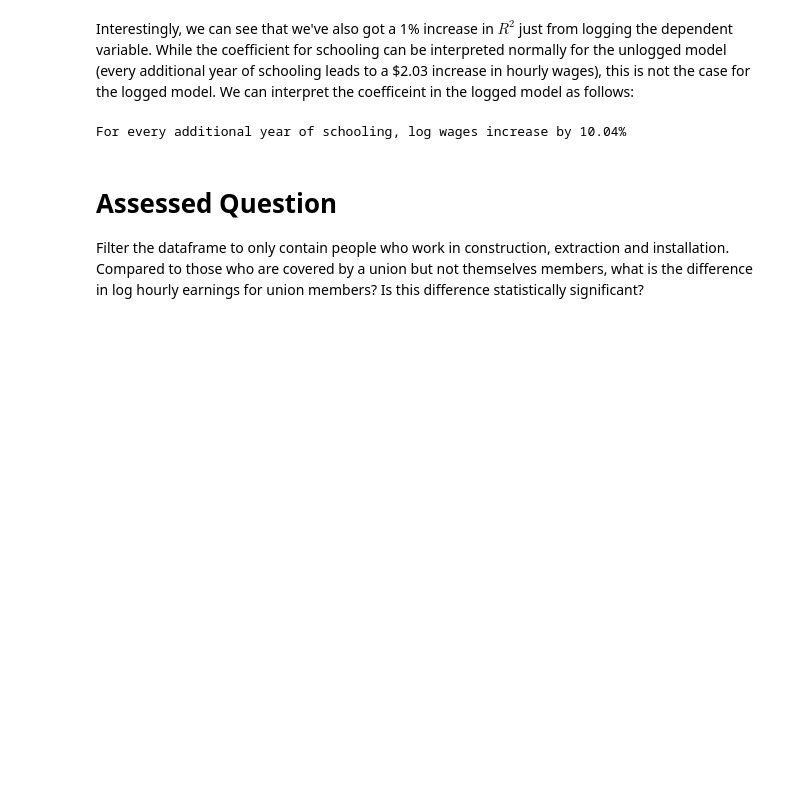
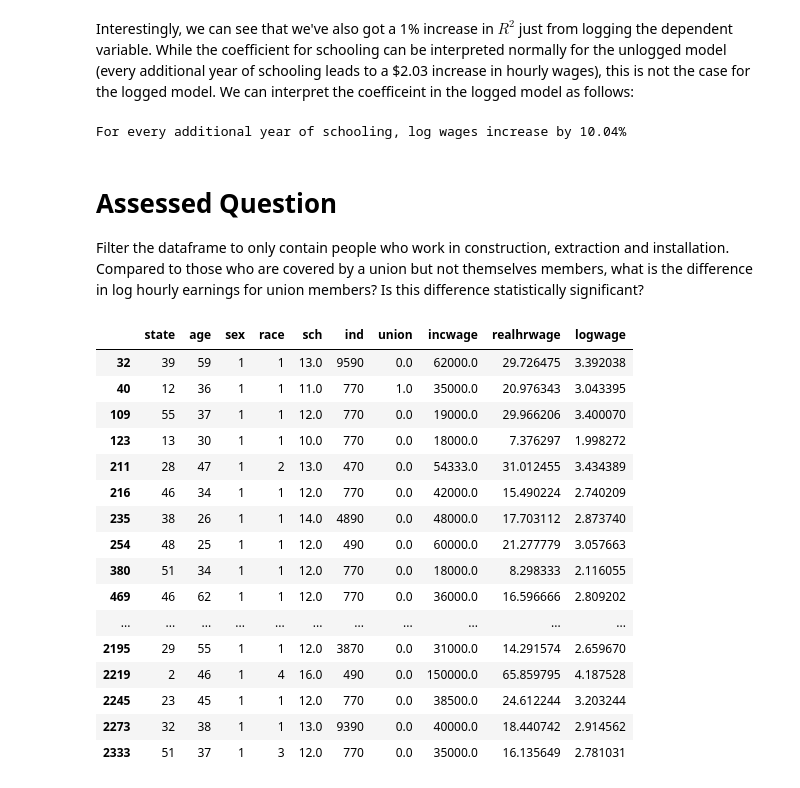
Before and after one commit to ella-tek/qm2, a Jupyter notebook: notebooks/W07. Linear Regression.ipynb, the cells around one changed output. Drawn from its saved outputs; the diff is of its cells as text; code cells hidden in the pictures; blank space fills up the shorter version.

```diff
--- a/notebooks/W07. Linear Regression.ipynb
+++ b/notebooks/W07. Linear Regression.ipynb
@@ -572,3 +583,24 @@ For every additional year of schooling, log wages increase by 10.04%
 # Assessed Question
 
 Filter the dataframe to only contain people who work in construction, extraction and installation. Compared to those who are covered by a union but not themselves members, what is the difference in log hourly earnings for union members? Is this difference statistically significant?
+# %%
+new_df=reg_df[reg_df['occupation']=='Consruction, Extraction, Installation'].drop(['occupation'],axis=1)
+new_df.head(50)
+# %% [output]
+|  | state | age | sex | race | sch | ind | union | incwage | realhrwage | logwage |
+| 32 | 39 | 59 | 1 | 1 | 13.0 | 9590 | 0.0 | 62000.0 | 29.726475 | 3.392038 |
+| 40 | 12 | 36 | 1 | 1 | 11.0 | 770 | 1.0 | 35000.0 | 20.976343 | 3.043395 |
+| 109 | 55 | 37 | 1 | 1 | 12.0 | 770 | 0.0 | 19000.0 | 29.966206 | 3.400070 |
+| 123 | 13 | 30 | 1 | 1 | 10.0 | 770 | 0.0 | 18000.0 | 7.376297 | 1.998272 |
+| 211 | 28 | 47 | 1 | 2 | 13.0 | 470 | 0.0 | 54333.0 | 31.012455 | 3.434389 |
+| 216 | 46 | 34 | 1 | 1 | 12.0 | 770 | 0.0 | 42000.0 | 15.490224 | 2.740209 |
+| 235 | 38 | 26 | 1 | 1 | 14.0 | 4890 | 0.0 | 48000.0 | 17.703112 | 2.873740 |
+| 254 | 48 | 25 | 1 | 1 | 12.0 | 490 | 0.0 | 60000.0 | 21.277779 | 3.057663 |
+| 380 | 51 | 34 | 1 | 1 | 12.0 | 770 | 0.0 | 18000.0 | 8.298333 | 2.116055 |
+| 469 | 46 | 62 | 1 | 1 | 12.0 | 770 | 0.0 | 36000.0 | 16.596666 | 2.809202 |
+| ... | ... | ... | ... | ... | ... | ... | ... | ... | ... | ... |
+| 2195 | 29 | 55 | 1 | 1 | 12.0 | 3870 | 0.0 | 31000.0 | 14.291574 | 2.659670 |
+| 2219 | 2 | 46 | 1 | 4 | 16.0 | 490 | 0.0 | 150000.0 | 65.859795 | 4.187528 |
+| 2245 | 23 | 45 | 1 | 1 | 12.0 | 770 | 0.0 | 38500.0 | 24.612244 | 3.203244 |
+| 2273 | 32 | 38 | 1 | 1 | 13.0 | 9390 | 0.0 | 40000.0 | 18.440742 | 2.914562 |
+| 2333 | 51 | 37 | 1 | 3 | 12.0 | 770 | 0.0 | 35000.0 | 16.135649 | 2.781031 |
```
Also changed, not shown: parts of 15 cells of this notebook.
